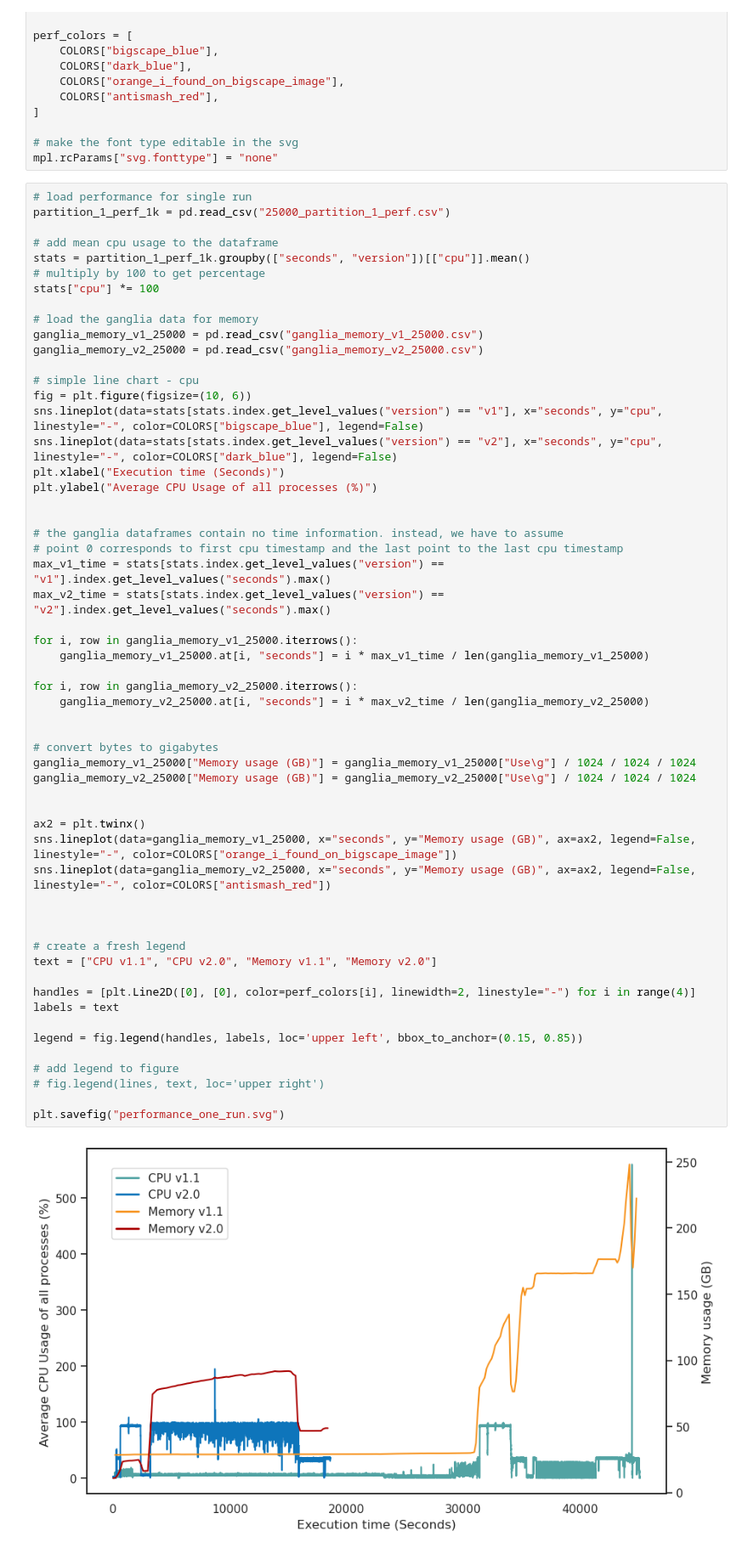
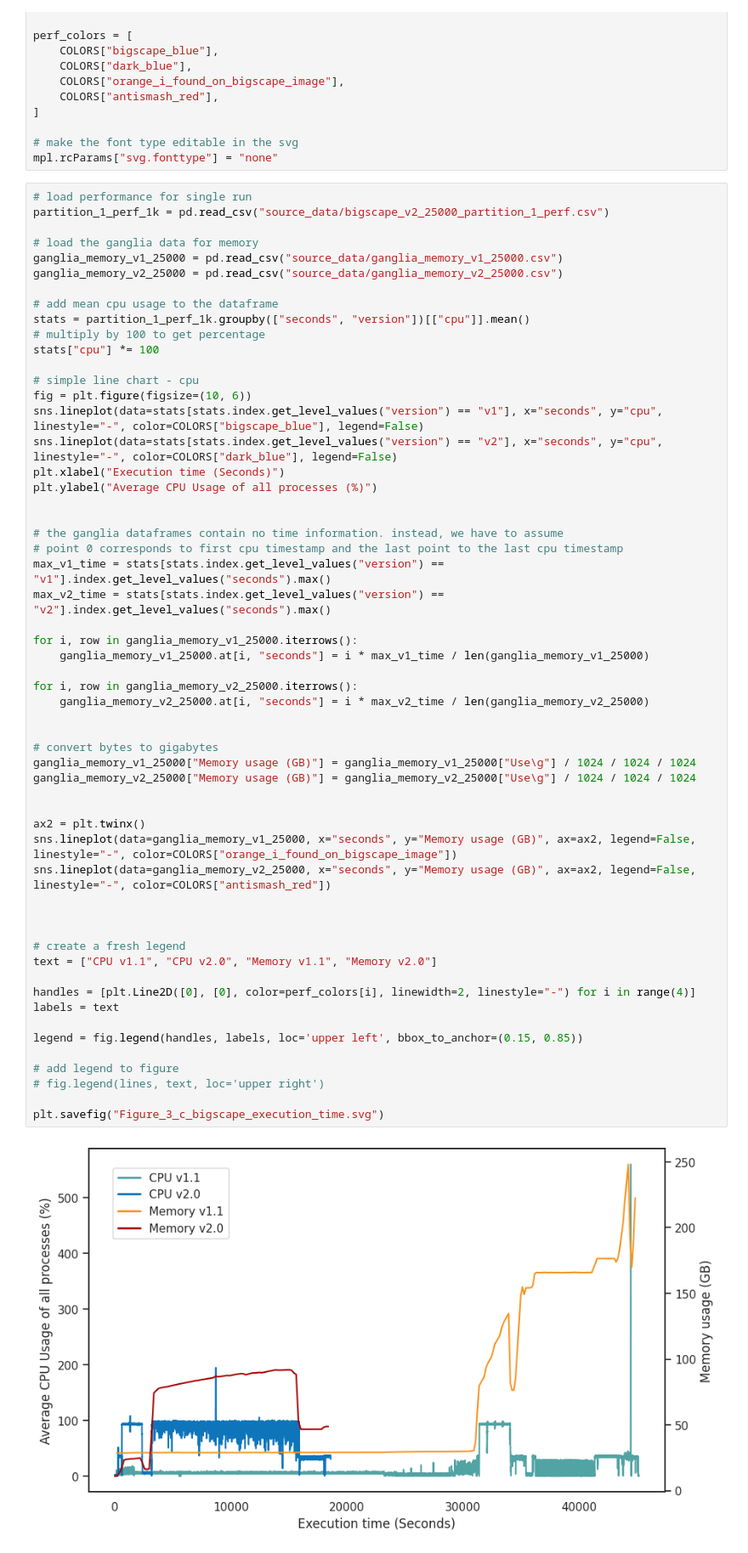
Before and after one commit to adraismawur/bigscape-v2-notebooks, a Jupyter notebook: performance.ipynb, the cells around one changed output. Shown at 85% size. Drawn from its saved outputs; the diff is of its cells as text.

```diff
--- a/performance.ipynb
+++ b/performance.ipynb
@@ -29,16 +29,16 @@ perf_colors = [
 mpl.rcParams["svg.fonttype"] = "none"
 # %%
 # load performance for single run
-partition_1_perf_1k = pd.read_csv("25000_partition_1_perf.csv")
+partition_1_perf_1k = pd.read_csv("source_data/bigscape_v2_25000_partition_1_perf.csv")
+
+# load the ganglia data for memory
+ganglia_memory_v1_25000 = pd.read_csv("source_data/ganglia_memory_v1_25000.csv")
+ganglia_memory_v2_25000 = pd.read_csv("source_data/ganglia_memory_v2_25000.csv")
 
 # add mean cpu usage to the dataframe
 stats = partition_1_perf_1k.groupby(["seconds", "version"])[["cpu"]].mean()
 # multiply by 100 to get percentage
 stats["cpu"] *= 100
-
-# load the ganglia data for memory
-ganglia_memory_v1_25000 = pd.read_csv("ganglia_memory_v1_25000.csv")
-ganglia_memory_v2_25000 = pd.read_csv("ganglia_memory_v2_25000.csv")
 
 # simple line chart - cpu
 fig = plt.figure(figsize=(10, 6))
@@ -56,32 +56,32 @@ max_v2_time = stats[stats.index.get_level_values("version") == "v2"].index.get_l
 for i, row in ganglia_memory_v1_25000.iterrows():
     ganglia_memory_v1_25000.at[i, "seconds"] = i * max_v1_time / len(ganglia_memory_v1_25000)
 
 for i, row in ganglia_memory_v2_25000.iterrows():
     ganglia_memory_v2_25000.at[i, "seconds"] = i * max_v2_time / len(ganglia_memory_v2_25000)
 
 
 # convert bytes to gigabytes
 ganglia_memory_v1_25000["Memory usage (GB)"] = ganglia_memory_v1_25000["Use\g"] / 1024 / 1024 / 1024
 ganglia_memory_v2_25000["Memory usage (GB)"] = ganglia_memory_v2_25000["Use\g"] / 1024 / 1024 / 1024
 
 
 ax2 = plt.twinx()
 sns.lineplot(data=ganglia_memory_v1_25000, x="seconds", y="Memory usage (GB)", ax=ax2, legend=False, linestyle="-", color=COLORS["orange_i_found_on_bigscape_image"])
 sns.lineplot(data=ganglia_memory_v2_25000, x="seconds", y="Memory usage (GB)", ax=ax2, legend=False, linestyle="-", color=COLORS["antismash_red"])
 
 
 
 # create a fresh legend
 text = ["CPU v1.1", "CPU v2.0", "Memory v1.1", "Memory v2.0"]
 
 handles = [plt.Line2D([0], [0], color=perf_colors[i], linewidth=2, linestyle="-") for i in range(4)]
 labels = text
 
 legend = fig.legend(handles, labels, loc='upper left', bbox_to_anchor=(0.15, 0.85))
 
 # add legend to figure
 # fig.legend(lines, text, loc='upper right')
 
-plt.savefig("performance_one_run.svg")
+plt.savefig("Figure_3_c_bigscape_execution_time.svg")
 # %% [output]
-[figure, old version]
+[figure, new version]
```
Also changed, not shown: 16 other files.
